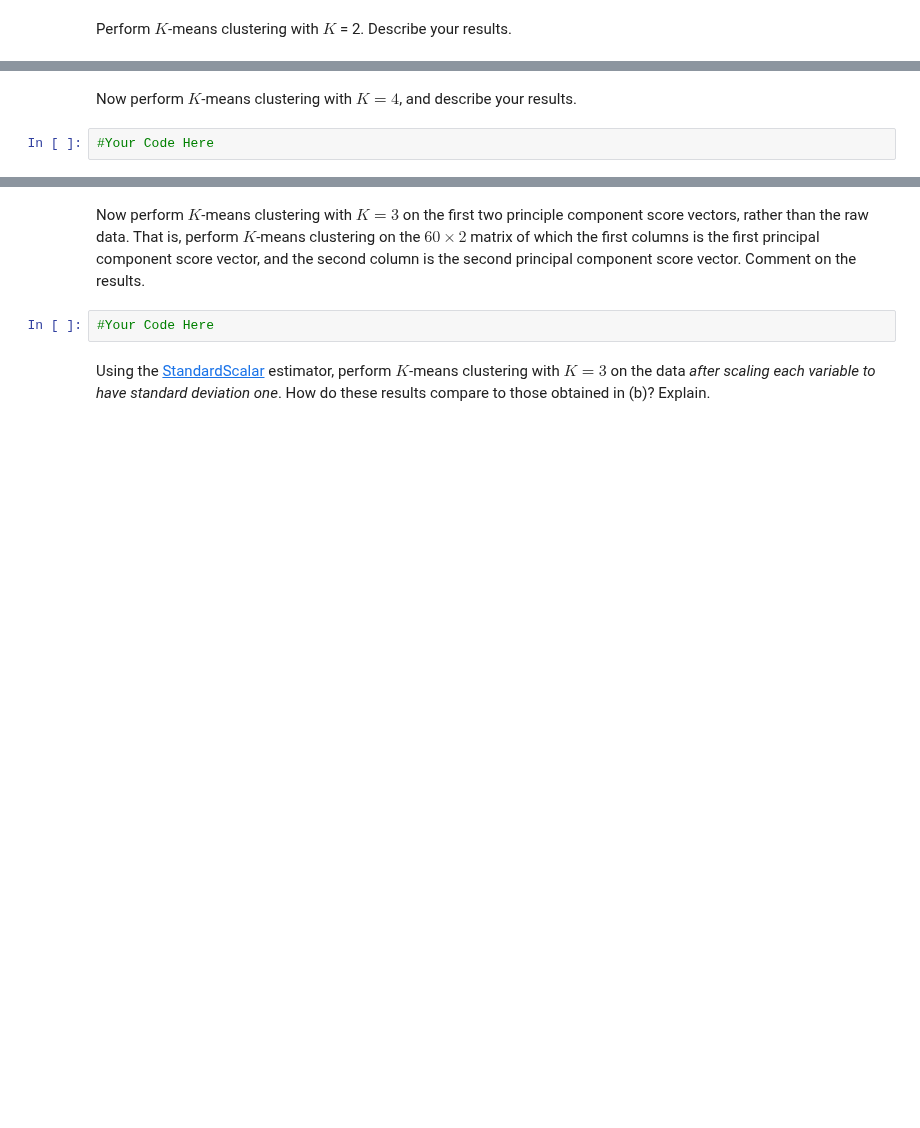
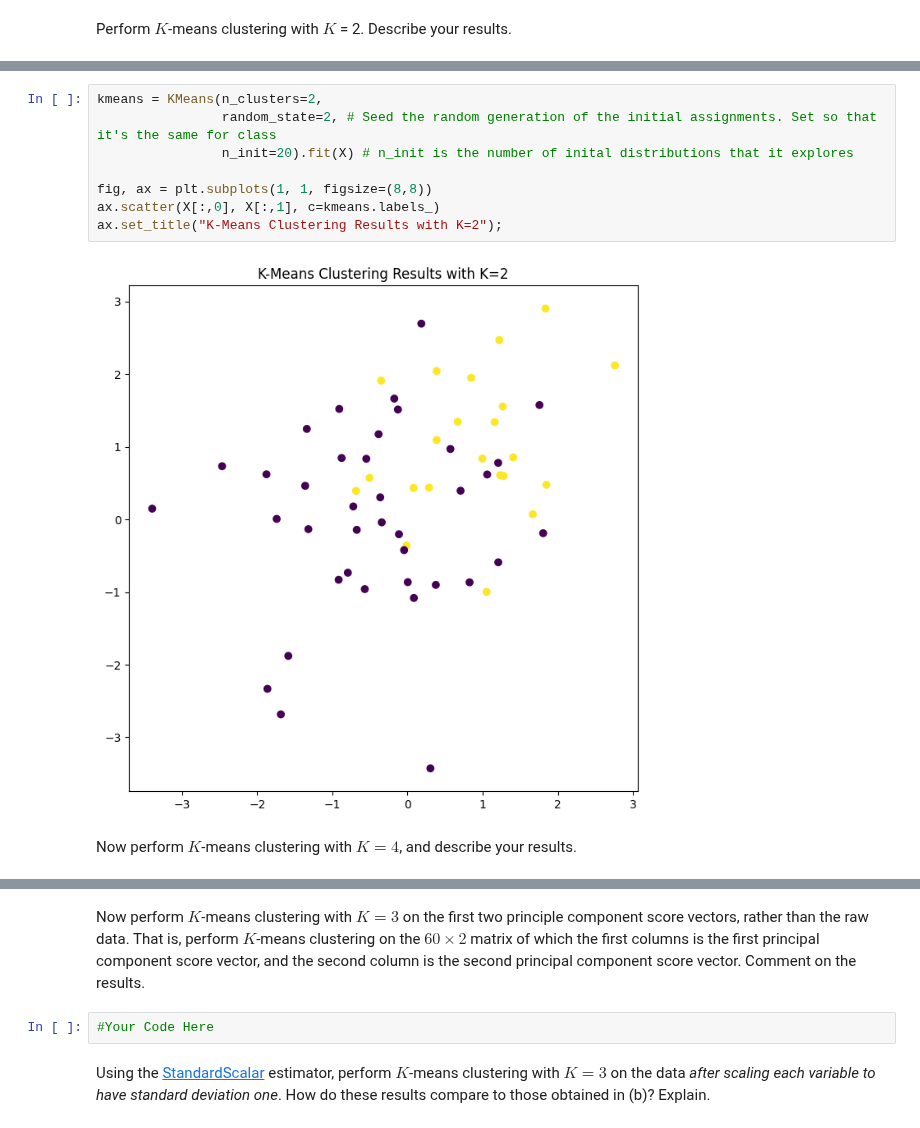
Before and after one commit to robchristiansen13/Learning, a Jupyter notebook: WeberState/CS 6570 (Data Science Algorithms I)/Assignments/CS-6570 Homework 5.ipynb, the cells around one changed output, grey strips where cells are left out. Saved outputs shown, nothing was run; the diff lists cells and outputs as text; blank space fills up the shorter version.

```diff
--- a/WeberState/CS 6570 (Data Science Algorithms I)/Assignments/CS-6570 Homework 5.ipynb
+++ b/WeberState/CS 6570 (Data Science Algorithms I)/Assignments/CS-6570 Homework 5.ipynb
@@ -45,4 +99,12 @@ Perform $K$-means clustering with $K$ = 2. Describe your results.
+# %%
+kmeans = KMeans(n_clusters=2,
+                random_state=2, # Seed the random generation of the initial assignments. Set so that it's the same for class
+                n_init=20).fit(X) # n_init is the number of inital distributions that it explores
+
+fig, ax = plt.subplots(1, 1, figsize=(8,8))
+ax.scatter(X[:,0], X[:,1], c=kmeans.labels_)
+ax.set_title("K-Means Clustering Results with K=2");
+# %% [output]
+[figure, added]
 # %% [markdown]
 Now perform $K$-means clustering with $K = 4$, and describe your results.
-# %%
-#Your Code Here
```
Also changed, not shown: parts of 8 cells of this notebook.
